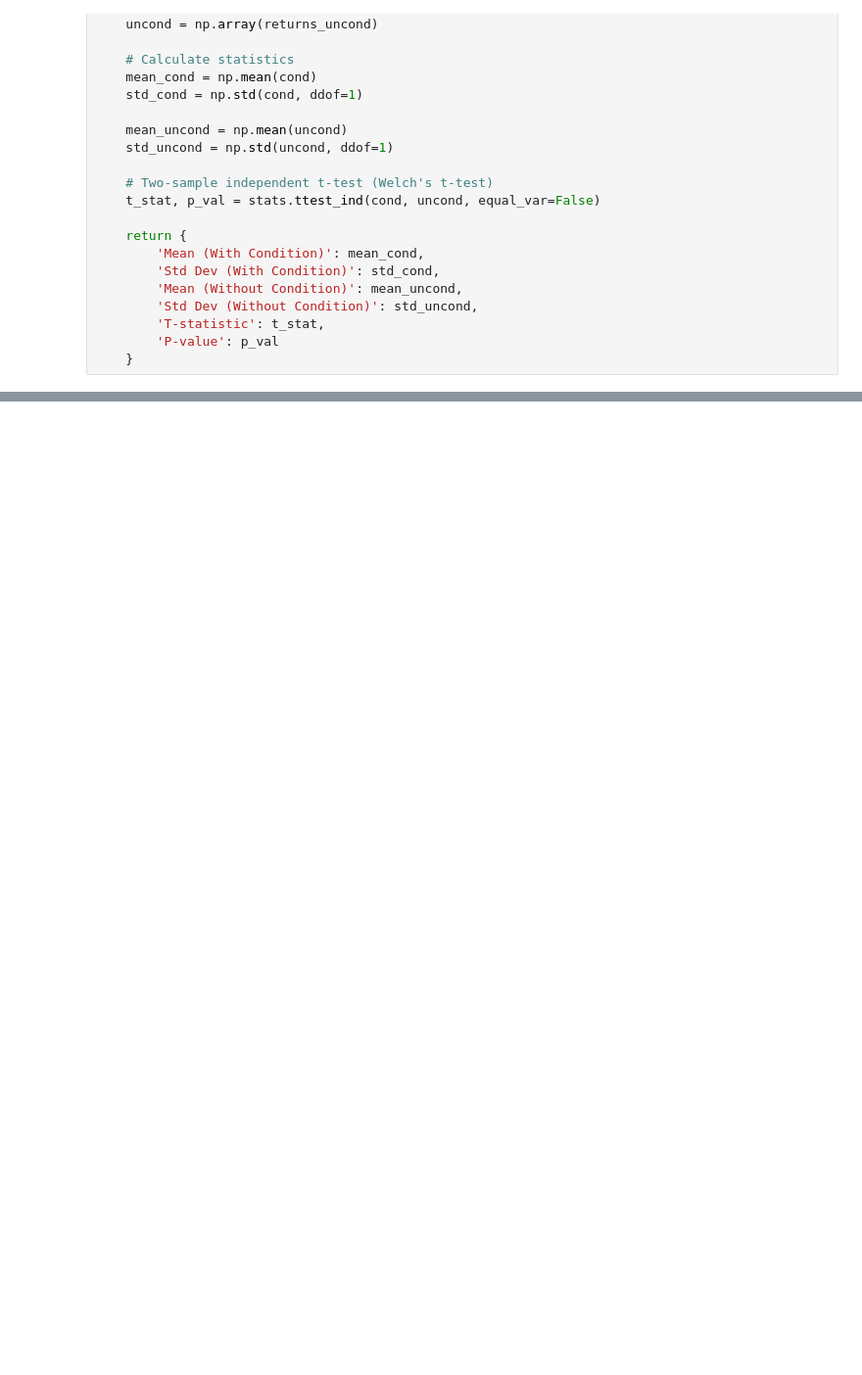
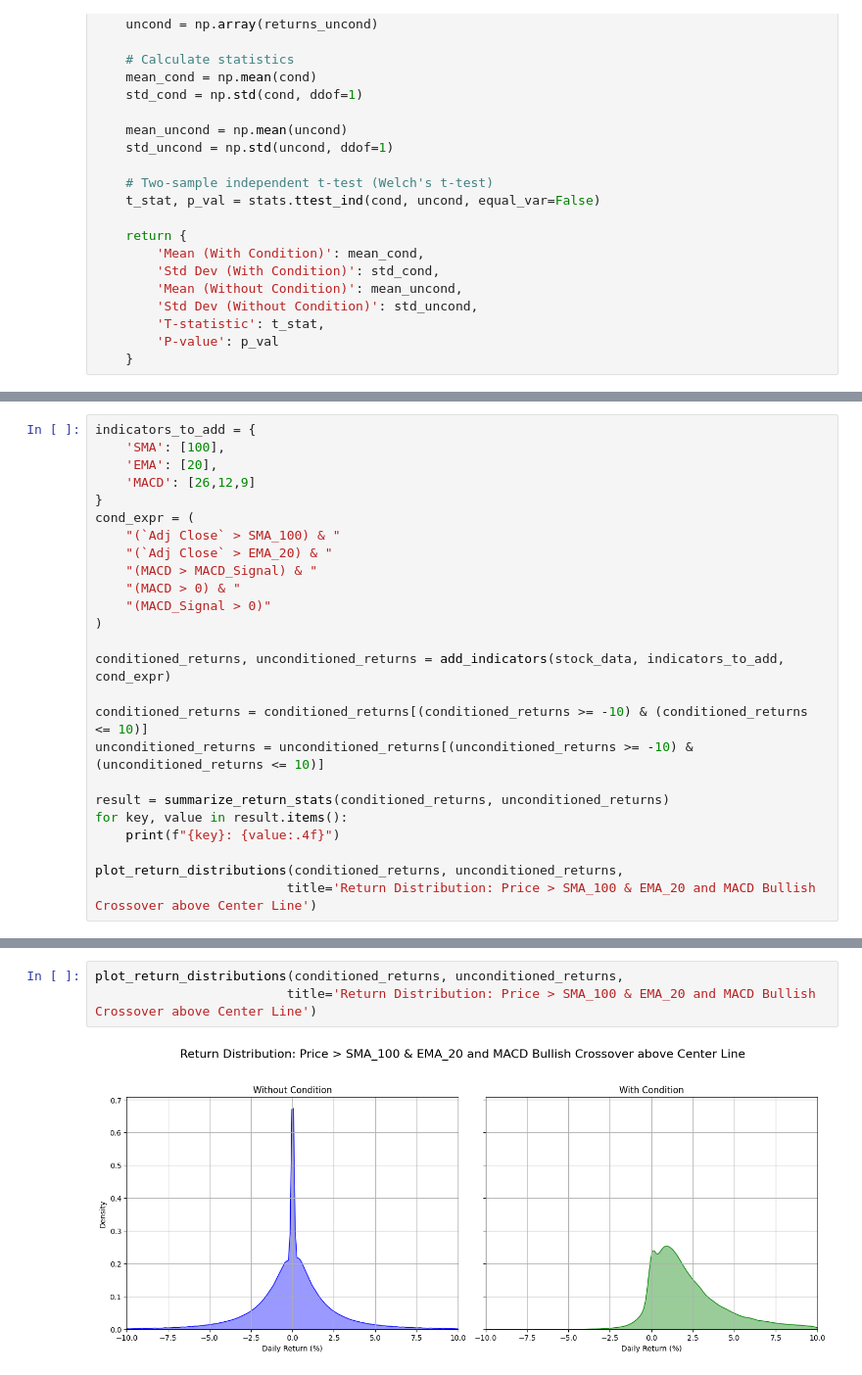
Before and after one commit to Mahir-Uddin0/stock-return-analysis, a Jupyter notebook: notebook.ipynb, the cells around one changed output, grey strips where cells are left out. Shown at 98% size. Cells and saved outputs as stored; diff of their text form; blank space fills up the shorter version.

```diff
--- a/notebook.ipynb
+++ b/notebook.ipynb
@@ -229,0 +265,25 @@ def summarize_return_stats(returns_cond, returns_uncond):
+# %%
+indicators_to_add = {
+    'SMA': [100],
+    'EMA': [20],
+    'MACD': [26,12,9]
+}
+cond_expr = (
+    "(`Adj Close` > SMA_100) & "
+    "(`Adj Close` > EMA_20) & "
+    "(MACD > MACD_Signal) & "
+    "(MACD > 0) & "
+    "(MACD_Signal > 0)"
+)
+
+conditioned_returns, unconditioned_returns = add_indicators(stock_data, indicators_to_add, cond_expr)
+
+conditioned_returns = conditioned_returns[(conditioned_returns >= -10) & (conditioned_returns <= 10)]
+unconditioned_returns = unconditioned_returns[(unconditioned_returns >= -10) & (unconditioned_returns <= 10)]
+
+result = summarize_return_stats(conditioned_returns, unconditioned_returns)
+for key, value in result.items():
+    print(f"{key}: {value:.4f}")
+
+plot_return_distributions(conditioned_returns, unconditioned_returns,
+                         title='Return Distribution: Price > SMA_100 & EMA_20 and MACD Bullish Crossover above Center Line')
@@ -229,0 +309,5 @@ def summarize_return_stats(returns_cond, returns_uncond):
+# %%
+plot_return_distributions(conditioned_returns, unconditioned_returns,
+                         title='Return Distribution: Price > SMA_100 & EMA_20 and MACD Bullish Crossover above Center Line')
+# %% [output]
+[figure, added]
```
Also changed, not shown: parts of 4 cells of this notebook.
